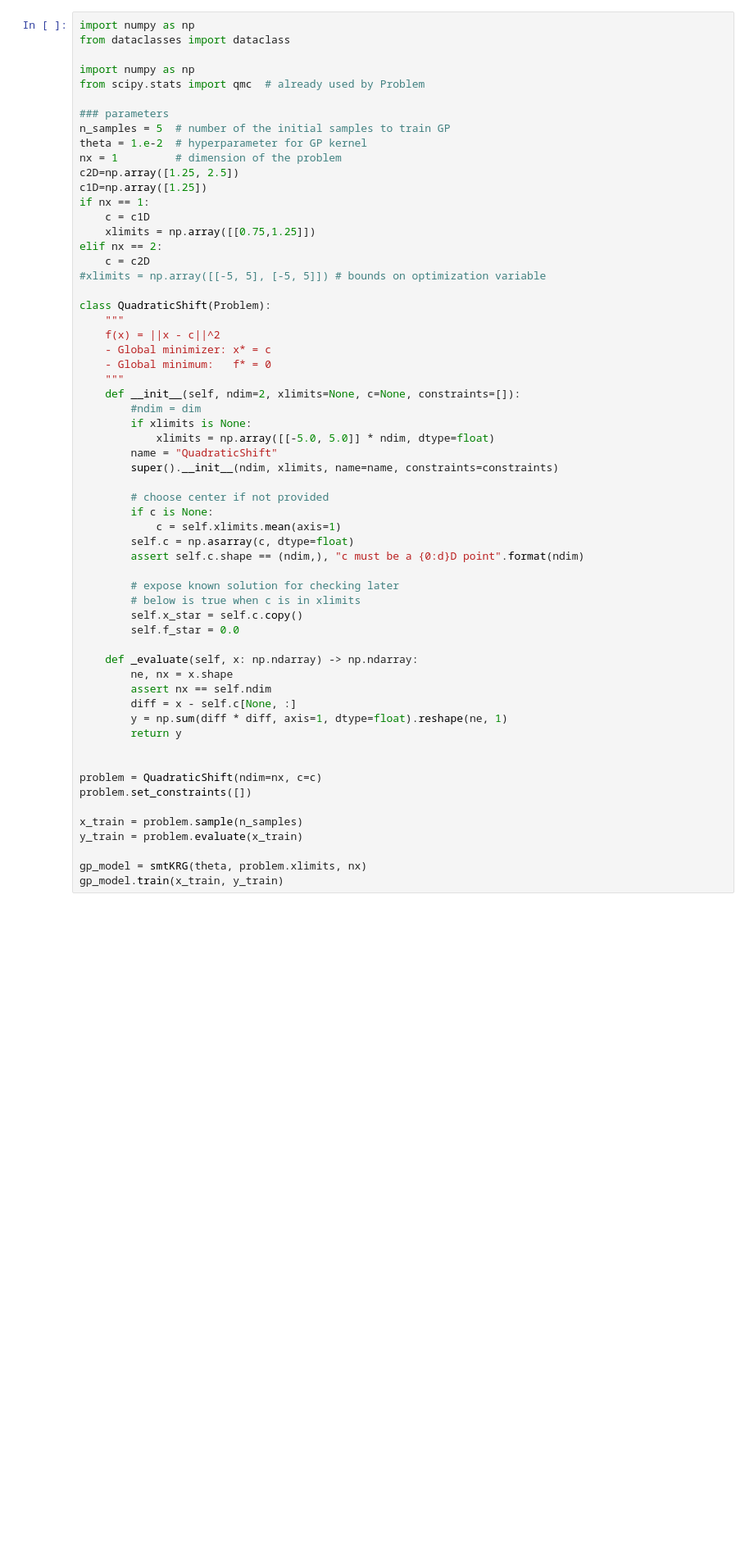
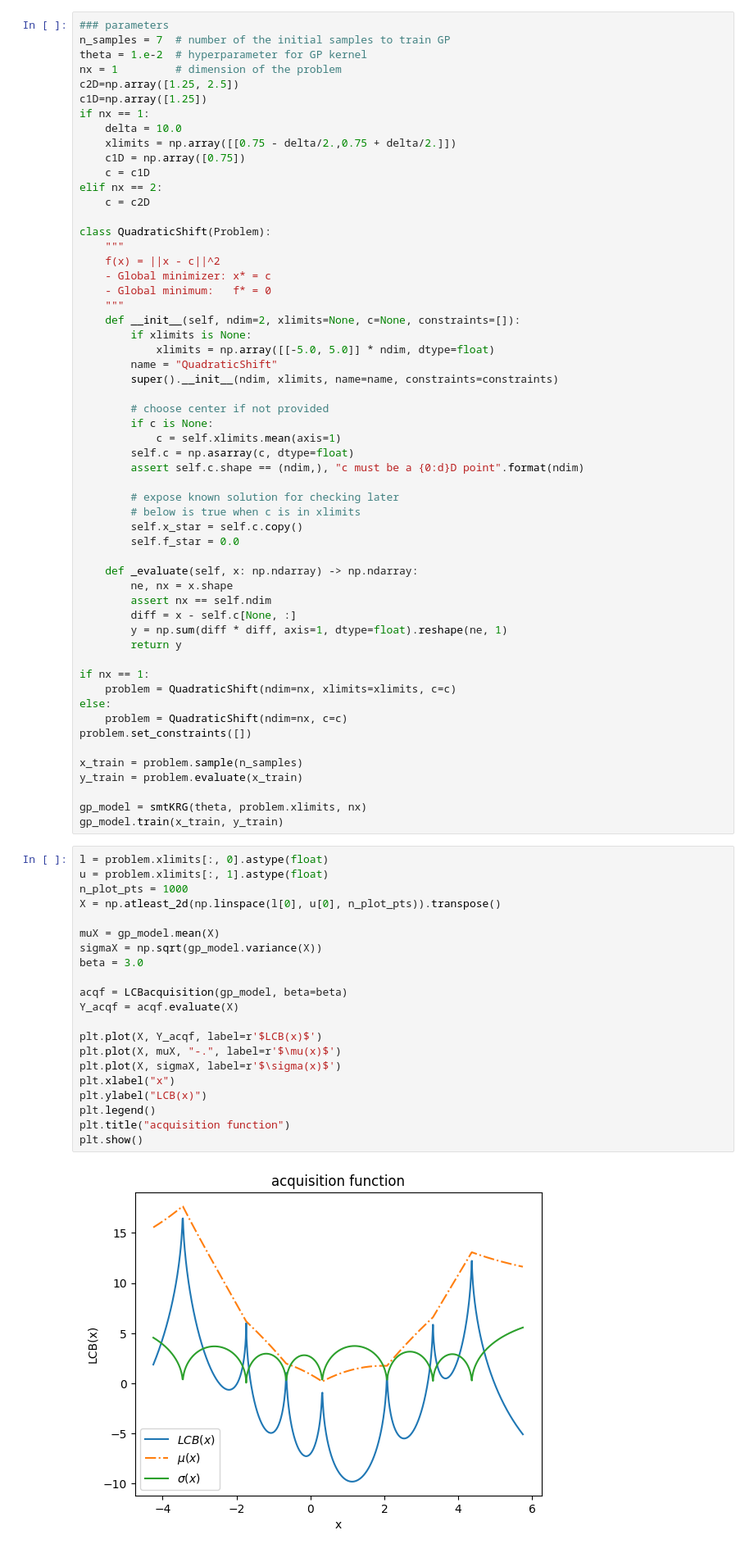
Before and after one commit to llnl/hiop, a Jupyter notebook: src/Drivers/hiopbbpy/BODemoNLP-Tucker.ipynb, the cells around one changed output. Shown: that part at 82% size. Saved outputs shown, nothing was run; the diff lists cells and outputs as text; blank space fills up the shorter version.

```diff
--- a/src/Drivers/hiopbbpy/BODemoNLP-Tucker.ipynb
+++ b/src/Drivers/hiopbbpy/BODemoNLP-Tucker.ipynb
@@ -18,24 +7,19 @@ from hiopbbpy.opt import IpoptProb, BnBAlgorithmBase, BOAlgorithm, EIacquisition
 # %% [markdown]
 #### Example
 # %%
-import numpy as np
-from dataclasses import dataclass
-
-import numpy as np
-from scipy.stats import qmc  # already used by Problem
-
 ### parameters
-n_samples = 5  # number of the initial samples to train GP
+n_samples = 7  # number of the initial samples to train GP
 theta = 1.e-2  # hyperparameter for GP kernel
 nx = 1         # dimension of the problem
 c2D=np.array([1.25, 2.5])
 c1D=np.array([1.25])
 if nx == 1:
+    delta = 10.0
+    xlimits = np.array([[0.75 - delta/2.,0.75 + delta/2.]])
+    c1D = np.array([0.75])
     c = c1D
-    xlimits = np.array([[0.75,1.25]])
 elif nx == 2:
     c = c2D
-#xlimits = np.array([[-5, 5], [-5, 5]]) # bounds on optimization variable
 
 class QuadraticShift(Problem):
     """
@@ -44,7 +28,6 @@ class QuadraticShift(Problem):
     - Global minimum:   f* = 0
     """
     def __init__(self, ndim=2, xlimits=None, c=None, constraints=[]):
-        #ndim = dim
         if xlimits is None:
             xlimits = np.array([[-5.0, 5.0]] * ndim, dtype=float)
         name = "QuadraticShift"
@@ -68,8 +51,10 @@ class QuadraticShift(Problem):
         y = np.sum(diff * diff, axis=1, dtype=float).reshape(ne, 1)
         return y
 
-
-problem = QuadraticShift(ndim=nx, c=c)
+if nx == 1:
+    problem = QuadraticShift(ndim=nx, xlimits=xlimits, c=c)
+else:
+    problem = QuadraticShift(ndim=nx, c=c)
 problem.set_constraints([])
 
 x_train = problem.sample(n_samples)
@@ -77,6 +62,29 @@ y_train = problem.evaluate(x_train)
 
 gp_model = smtKRG(theta, problem.xlimits, nx)
 gp_model.train(x_train, y_train)
+# %%
+l = problem.xlimits[:, 0].astype(float)
+u = problem.xlimits[:, 1].astype(float)
+n_plot_pts = 1000
+X = np.atleast_2d(np.linspace(l[0], u[0], n_plot_pts)).transpose()
+
+muX = gp_model.mean(X)
+sigmaX = np.sqrt(gp_model.variance(X))
+beta = 3.0
+
+acqf = LCBacquisition(gp_model, beta=beta)
+Y_acqf = acqf.evaluate(X)
+
+plt.plot(X, Y_acqf, label=r'$LCB(x)$')
+plt.plot(X, muX, "-.", label=r'$\mu(x)$')
+plt.plot(X, sigmaX, label=r'$\sigma(x)$')
+plt.xlabel("x")
+plt.ylabel("LCB(x)")
+plt.legend()
+plt.title("acquisition function")
+plt.show()
+# %% [output]
+[figure, added]
 # %%
 # ---- Use only BnBAlgorithmBase methods + SMT predict_* for reference ----
 
```
Also changed, not shown: parts of 10 cells of this notebook, 2 other files.
